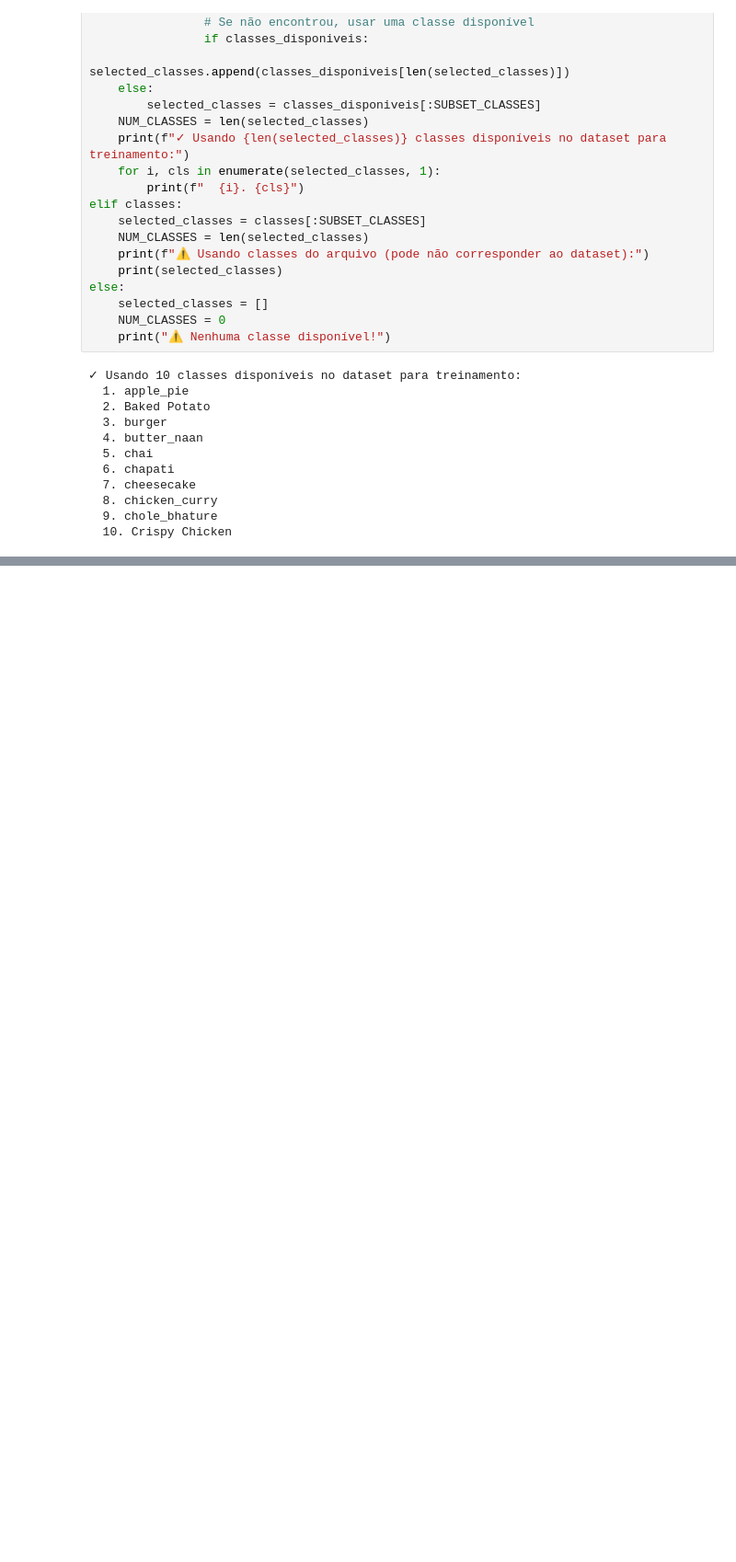
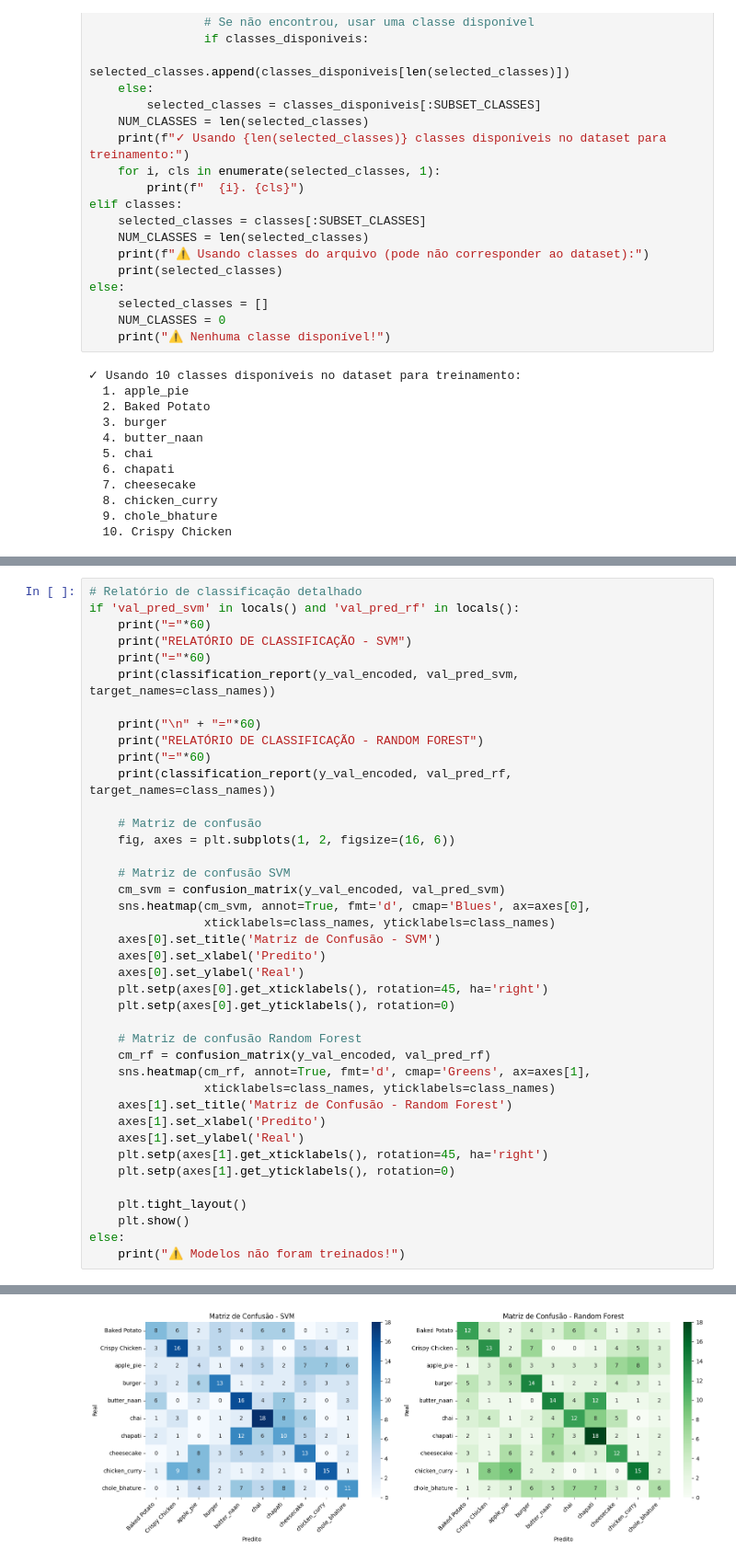
Before and after one commit to luanyrose/pp4, a Jupyter notebook: experimentos_local.ipynb, the cells around one changed output, grey strips where cells are left out. Shown at 92% size. Drawn from its saved outputs; the diff is of its cells as text; blank space fills up the shorter version.

```diff
--- a/experimentos_local.ipynb
+++ b/experimentos_local.ipynb
@@ -699,0 +570,41 @@ if 'history_simple' in locals() and 'history_transfer' in locals():
+# %%
+# Relatório de classificação detalhado
+if 'val_pred_svm' in locals() and 'val_pred_rf' in locals():
+    print("="*60)
+    print("RELATÓRIO DE CLASSIFICAÇÃO - SVM")
+    print("="*60)
+    print(classification_report(y_val_encoded, val_pred_svm, target_names=class_names))
+
+    print("\n" + "="*60)
+    print("RELATÓRIO DE CLASSIFICAÇÃO - RANDOM FOREST")
+    print("="*60)
+    print(classification_report(y_val_encoded, val_pred_rf, target_names=class_names))
+
+    # Matriz de confusão
+    fig, axes = plt.subplots(1, 2, figsize=(16, 6))
+
+    # Matriz de confusão SVM
+    cm_svm = confusion_matrix(y_val_encoded, val_pred_svm)
+    sns.heatmap(cm_svm, annot=True, fmt='d', cmap='Blues', ax=axes[0],
+                xticklabels=class_names, yticklabels=class_names)
+    axes[0].set_title('Matriz de Confusão - SVM')
+    axes[0].set_xlabel('Predito')
+    axes[0].set_ylabel('Real')
+    plt.setp(axes[0].get_xticklabels(), rotation=45, ha='right')
+    plt.setp(axes[0].get_yticklabels(), rotation=0)
+
+    # Matriz de confusão Random Forest
+    cm_rf = confusion_matrix(y_val_encoded, val_pred_rf)
+    sns.heatmap(cm_rf, annot=True, fmt='d', cmap='Greens', ax=axes[1],
+                xticklabels=class_names, yticklabels=class_names)
+    axes[1].set_title('Matriz de Confusão - Random Forest')
+    axes[1].set_xlabel('Predito')
+    axes[1].set_ylabel('Real')
+    plt.setp(axes[1].get_xticklabels(), rotation=45, ha='right')
+    plt.setp(axes[1].get_yticklabels(), rotation=0)
+
+    plt.tight_layout()
+    plt.show()
+else:
+    print("⚠️ Modelos não foram treinados!")
+# %% [output]
@@ -699,0 +628 @@ if 'history_simple' in locals() and 'history_transfer' in locals():
+[figure, added]
```
Also changed, not shown: parts of 31 cells of this notebook, 6 other files.
